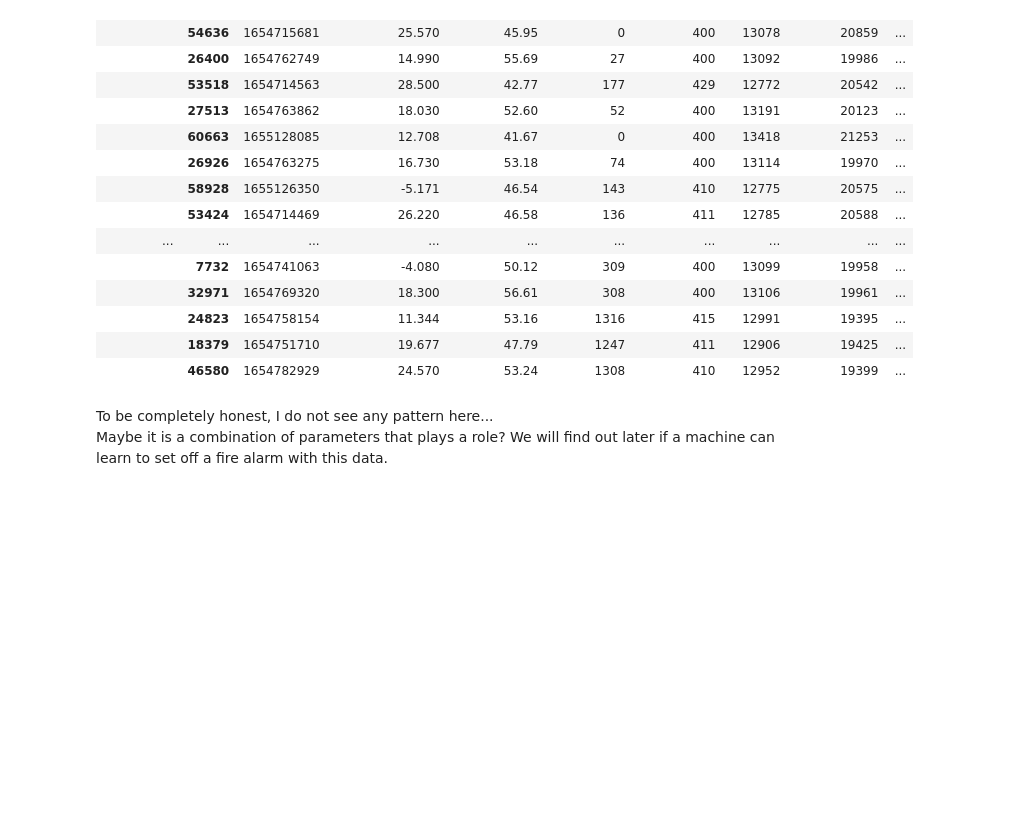
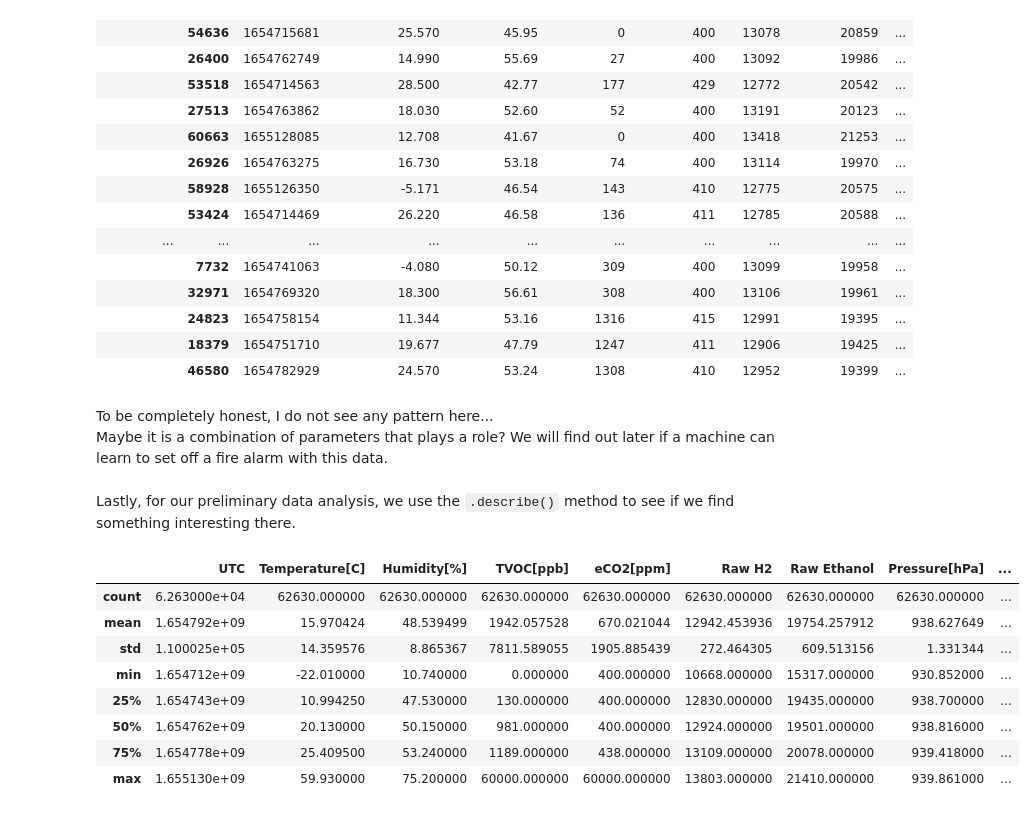
Before and after one commit to nikitakrh/smoke-detection, a Jupyter notebook: src/experiments/EDA.ipynb, the cells around one changed output. Saved outputs shown, nothing was run; the diff lists cells and outputs as text; code cells hidden in the pictures; blank space fills up the shorter version.

```diff
--- a/src/experiments/EDA.ipynb
+++ b/src/experiments/EDA.ipynb
@@ -121,3 +121,17 @@ random_sample
 # %% [markdown]
 To be completely honest, I do not see any pattern here...
 Maybe it is a combination of parameters that plays a role? We will find out later if a machine can learn to set off a fire alarm with this data.
+# %% [markdown]
+Lastly, for our preliminary data analysis, we use the `.describe()` method to see if we find something interesting there.
+# %%
+df.describe()
+# %% [output]
+|  | UTC | Temperature[C] | Humidity[%] | TVOC[ppb] | eCO2[ppm] | Raw H2 | Raw Ethanol | Pressure[hPa] | ... |
+| count | 6.263000e+04 | 62630.000000 | 62630.000000 | 62630.000000 | 62630.000000 | 62630.000000 | 62630.000000 | 62630.000000 | ... |
+| mean | 1.654792e+09 | 15.970424 | 48.539499 | 1942.057528 | 670.021044 | 12942.453936 | 19754.257912 | 938.627649 | ... |
+| std | 1.100025e+05 | 14.359576 | 8.865367 | 7811.589055 | 1905.885439 | 272.464305 | 609.513156 | 1.331344 | ... |
+| min | 1.654712e+09 | -22.010000 | 10.740000 | 0.000000 | 400.000000 | 10668.000000 | 15317.000000 | 930.852000 | ... |
+| 25% | 1.654743e+09 | 10.994250 | 47.530000 | 130.000000 | 400.000000 | 12830.000000 | 19435.000000 | 938.700000 | ... |
+| 50% | 1.654762e+09 | 20.130000 | 50.150000 | 981.000000 | 400.000000 | 12924.000000 | 19501.000000 | 938.816000 | ... |
+| 75% | 1.654778e+09 | 25.409500 | 53.240000 | 1189.000000 | 438.000000 | 13109.000000 | 20078.000000 | 939.418000 | ... |
+| max | 1.655130e+09 | 59.930000 | 75.200000 | 60000.000000 | 60000.000000 | 13803.000000 | 21410.000000 | 939.861000 | ... |
```
Also changed, not shown: parts of 6 cells of this notebook.
